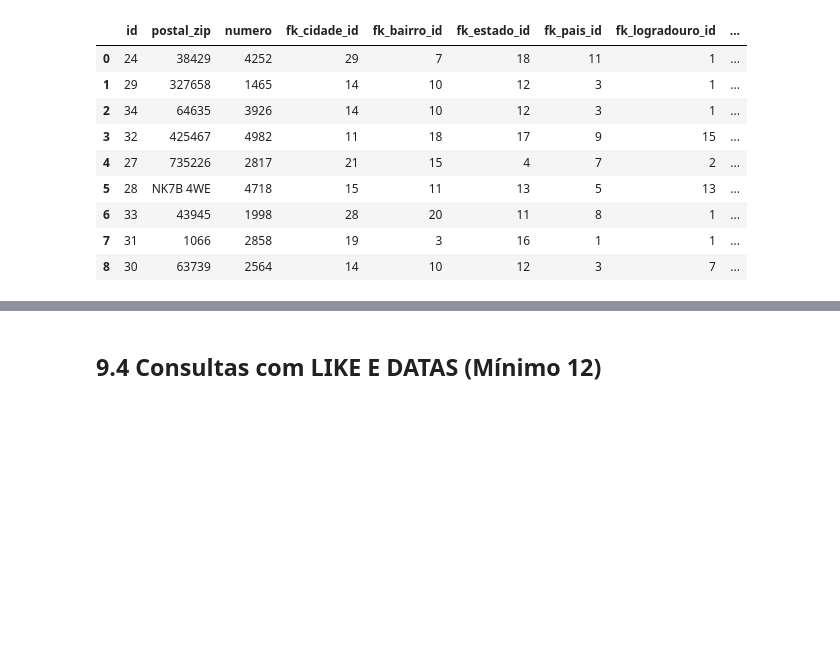
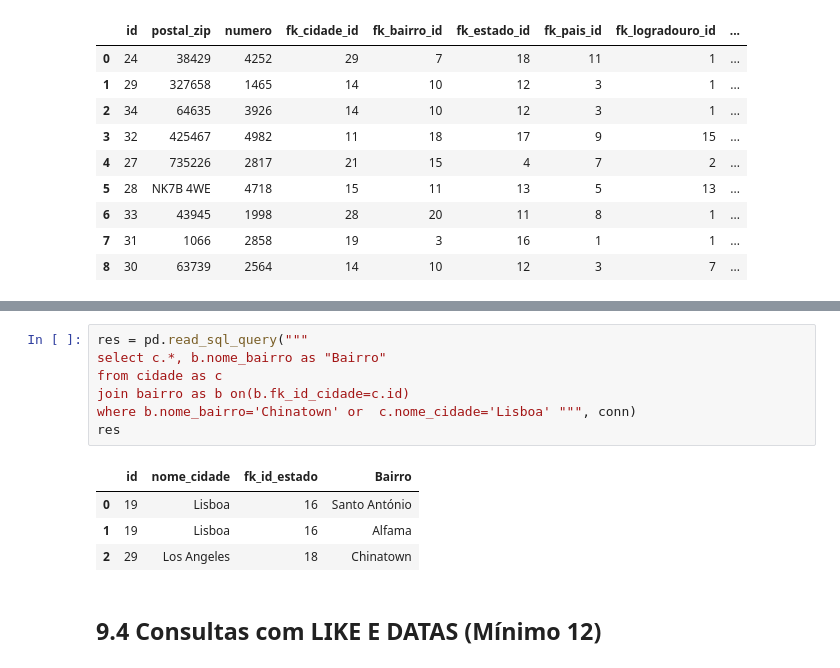
Before and after one commit to MateusLannes/Trabalho_BD1_2022, a Jupyter notebook: Files/ColabGHHL_Contrat.ipynb, the cells around one changed output, grey strips where cells are left out. Drawn from its saved outputs; the diff is of its cells as text; blank space fills up the shorter version.

```diff
--- a/Files/ColabGHHL_Contrat.ipynb
+++ b/Files/ColabGHHL_Contrat.ipynb
@@ -872,3 +887,15 @@ res
+# %%
+res = pd.read_sql_query("""
+select c.*, b.nome_bairro as "Bairro"
+from cidade as c
+join bairro as b on(b.fk_id_cidade=c.id)
+where b.nome_bairro='Chinatown' or  c.nome_cidade='Lisboa' """, conn)
+res
+# %% [output]
+|  | id | nome_cidade | fk_id_estado | Bairro |
+| 0 | 19 | Lisboa | 16 | Santo António |
+| 1 | 19 | Lisboa | 16 | Alfama |
+| 2 | 29 | Los Angeles | 18 | Chinatown |
 # %% [markdown]
 ## 9.4 Consultas com LIKE E DATAS (Mínimo 12)
 # %% [markdown]
```
Also changed, not shown: parts of 1 cell of this notebook.
